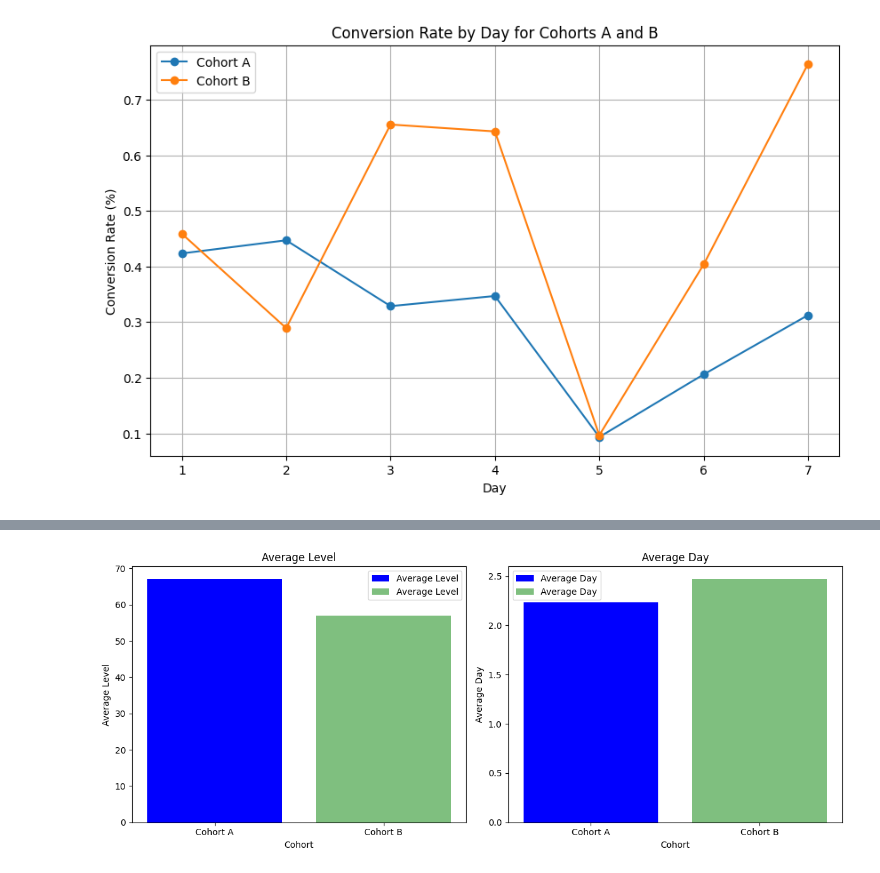
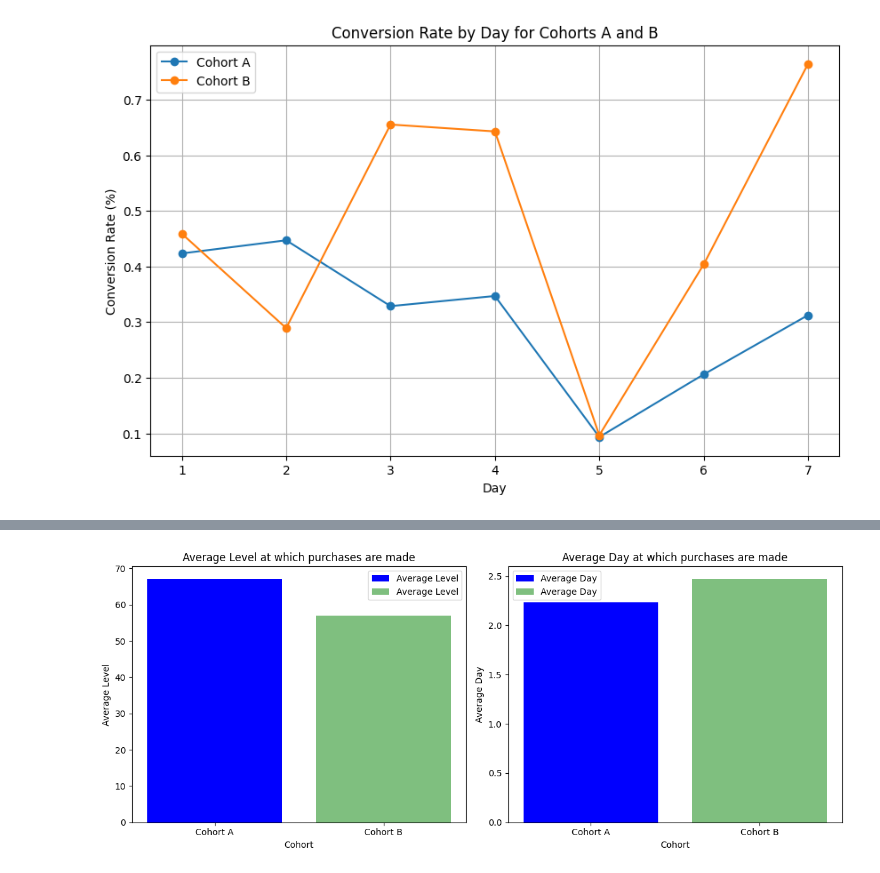
Before and after one commit to prosto-vlad19/A-B_testing_analysis, a Jupyter notebook: involvement.ipynb, the cells around one changed output, grey strips where cells are left out. Cells and saved outputs as stored; diff of their text form; code cells hidden in the pictures.

```diff
--- a/involvement.ipynb
+++ b/involvement.ipynb
@@ -75,27 +71,27 @@ avg_level_cohort_B, avg_day_cohort_B = calculate_avg_level_and_day(data_cohort_B
 # %%
 # 2.2 Average level and average day of life at which purchases are made graph
 # Графики для среднего уровня и среднего дня
 plt.figure(figsize=(12, 5))
 
 # График для среднего уровня
 plt.subplot(1, 2, 1)
 plt.bar(['Cohort A'], avg_level_cohort_A, color='blue', label='Average Level')
 plt.bar(['Cohort B'], avg_level_cohort_B, color='green', label='Average Level', alpha=0.5)
-plt.title('Average Level')
+plt.title('Average Level at which purchases are made')
 plt.xlabel('Cohort')
 plt.ylabel('Average Level')
 plt.legend()
 
 # График для среднего дня
 plt.subplot(1, 2, 2)
 plt.bar(['Cohort A'], avg_day_cohort_A, color='blue', label='Average Day')
 plt.bar(['Cohort B'], avg_day_cohort_B, color='green', label='Average Day', alpha=0.5)
-plt.title('Average Day')
+plt.title('Average Day at which purchases are made')
 plt.xlabel('Cohort')
 plt.ylabel('Average Day')
 plt.legend()
 
 plt.tight_layout()
 plt.show()
 # %% [output]
-[figure, old version]
+[figure, new version]
```
Also changed, not shown: parts of 3 cells of this notebook.
